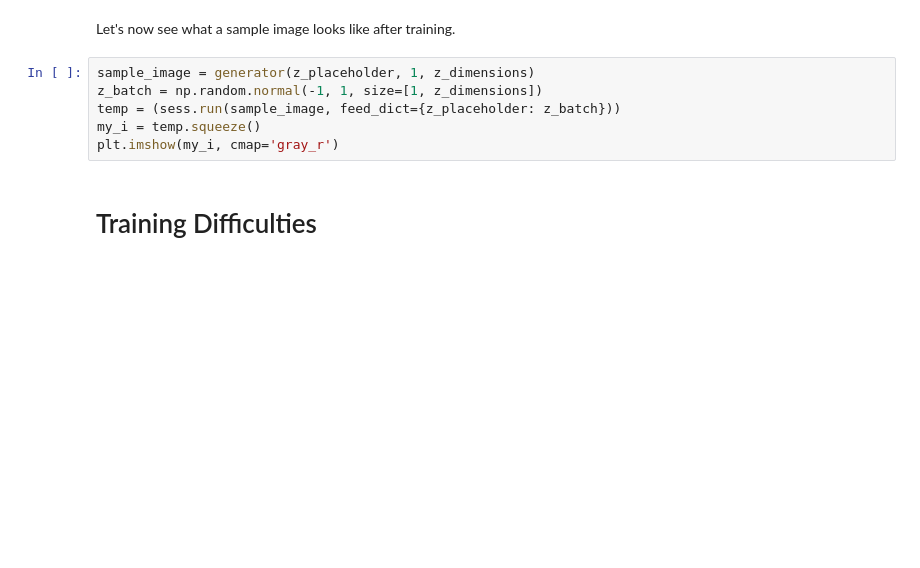
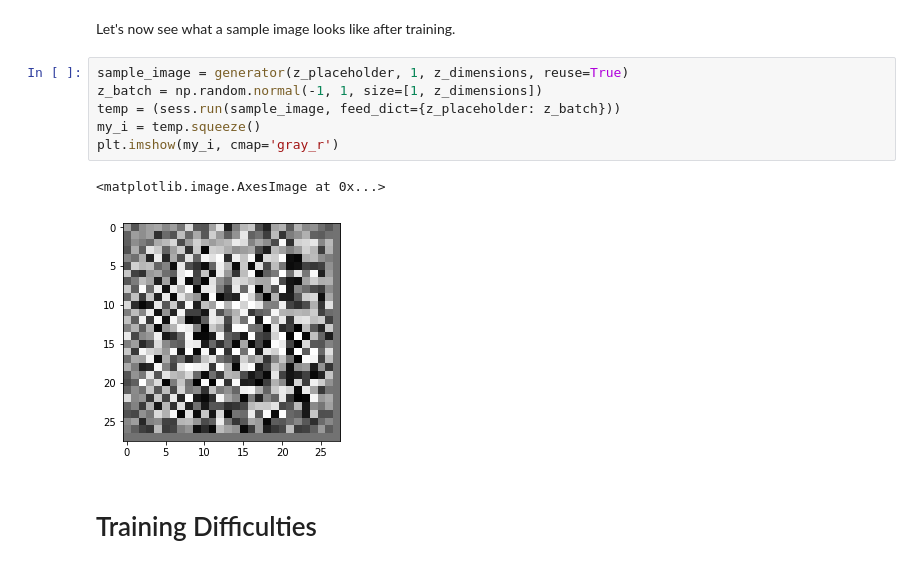
Before and after one commit to uclaacmai/Generative-Adversarial-Network-Tutorial, a Jupyter notebook: Generative Adversarial Networks Tutorial.ipynb, the cells around one changed output. Saved outputs shown, nothing was run; the diff lists cells and outputs as text; blank space fills up the shorter version.

Commit message:
fix reuse isues by removing assert and setting reuse=True when doing image sampling

```diff
--- a/Generative Adversarial Networks Tutorial.ipynb
+++ b/Generative Adversarial Networks Tutorial.ipynb
@@ -269,11 +269,14 @@ for i in range(iterations):
 # %% [markdown]
 Let's now see what a sample image looks like after training.
 # %%
-sample_image = generator(z_placeholder, 1, z_dimensions)
+sample_image = generator(z_placeholder, 1, z_dimensions, reuse=True)
 z_batch = np.random.normal(-1, 1, size=[1, z_dimensions])
 temp = (sess.run(sample_image, feed_dict={z_placeholder: z_batch}))
 my_i = temp.squeeze()
 plt.imshow(my_i, cmap='gray_r')
+# %% [output]
+<matplotlib.image.AxesImage at 0x...>
+[figure, added]
 # %% [markdown]
 # Training Difficulties
 # %% [markdown]
```
Also changed, not shown: parts of 2 cells of this notebook, 1 other file.
